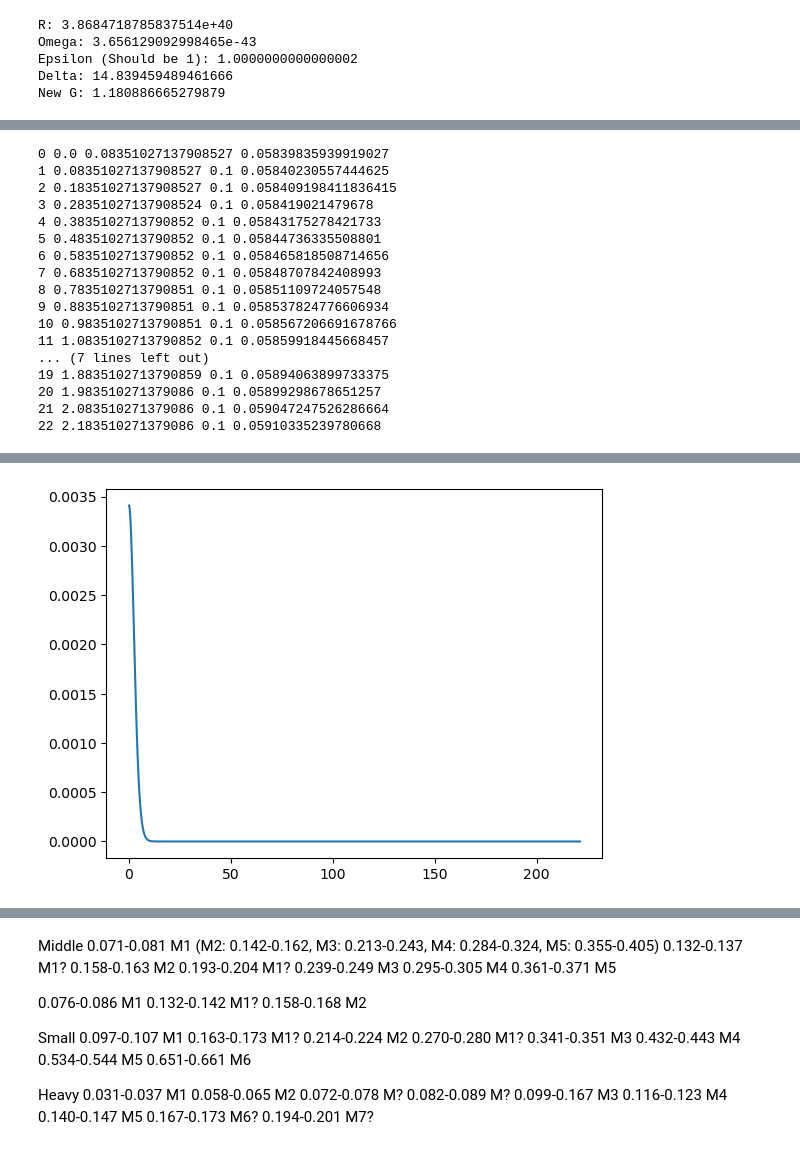
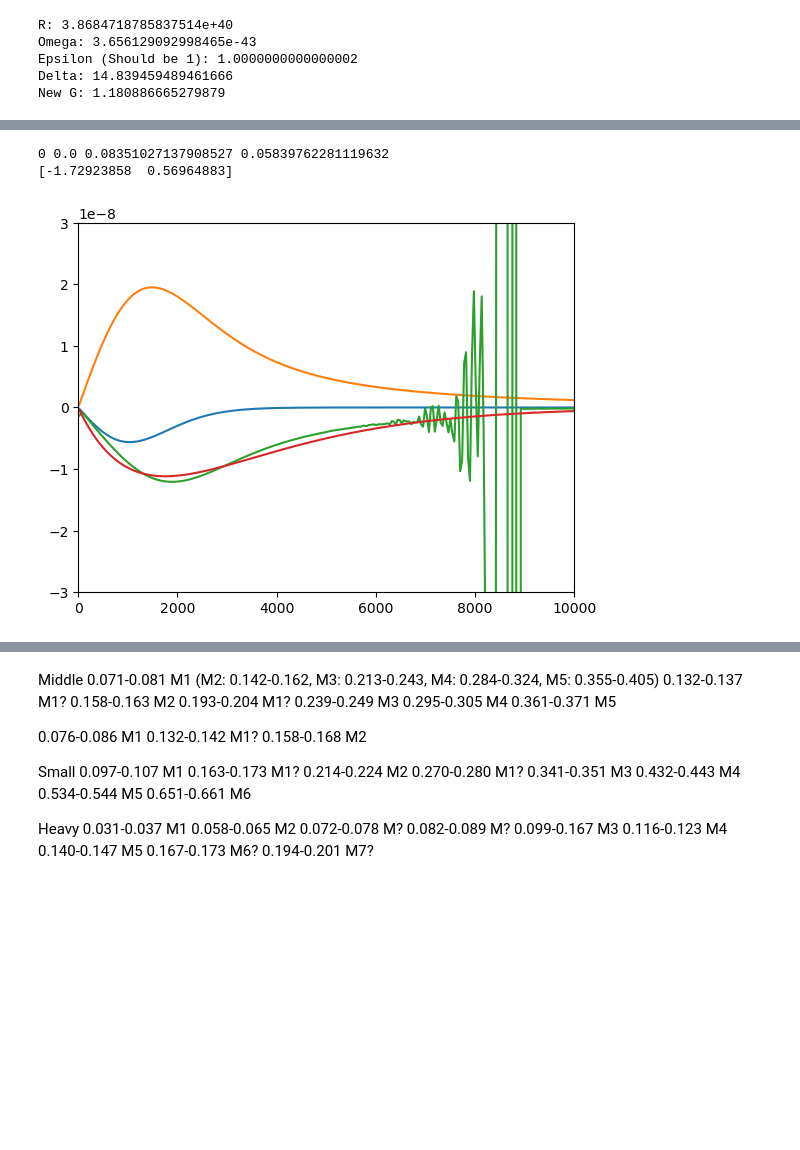
Before and after one commit to bkklee/BosonStar, a Jupyter notebook: Crank-Nicolson_v5.ipynb, the cells around one changed output, grey strips where cells are left out. Saved outputs shown, nothing was run; the diff lists cells and outputs as text; code cells hidden in the pictures; blank space fills up the shorter version.

Commit message:
Force analysis

```diff
--- a/Crank-Nicolson_v5.ipynb
+++ b/Crank-Nicolson_v5.ipynb
@@ -14,7 +14,7 @@ massInCU = 2e-77
 aInCU = 1e-73
 totalMassInCU = 0.1
 dtInCU = 2500.0
-bigT = 1000
+bigT = 3000
 # %%
 bosonStar = outputProfile(massInCU, aInCU, totalMassInCU, 500)
 x = bosonStar["x"]
@@ -208,58 +208,79 @@ newGM = GM*1.2
 for t in range(bigT):
     #Pertubation
     if(currentT<6.0):
         GM = newGM
     if(currentT>=6.0):
         GM = oldGM
 
     setupQ()
     setupV2Grav()
     setupU1U2()
     psi = np.linalg.solve(U2, np.dot(U1,psi))
 
     print(t, currentT, dt, np.absolute(psi[0])/x[0])
 
     currentT = currentT + dt
     dt = min(0.1, 0.1*dx/abs((np.angle(psi[1])-np.angle(psi[0]))/(dx*Ra)/m/Ra/omegaA))
 
     #Record
     if(GM == oldGM):
         #Record
-        rho0 = (np.absolute(psi[0])*np.absolute(psi[0])/x[0]/x[0])/Ra/Ra/Ra*totalMass
-        rho1 = (np.absolute(psi[1])*np.absolute(psi[1])/x[1]/x[1])/Ra/Ra/Ra*totalMass
-        rho2 = (np.absolute(psi[2])*np.absolute(psi[2])/x[2]/x[2])/Ra/Ra/Ra*totalMass
-        Q0 = -((-2.0*np.sqrt(rho0) + 2.0*np.sqrt(rho1))/(dx*Ra)/(dx*Ra) + 2.0/(x[0]*Ra)*(np.sqrt(rho1)-np.sqrt(rho0))/(dx*Ra))/np.sqrt(rho0)/2.0/m
-        Q1 = -((np.sqrt(rho0) -2*np.sqrt(rho1) + np.sqrt(rho2))/(dx*Ra)/(dx*Ra) + 2.0/(x[1]*Ra)*(np.sqrt(rho2)-np.sqrt(rho1))/(dx*Ra))/np.sqrt(rho1)/2.0/m
+        rho0 = (np.absolute(psi[14])*np.absolute(psi[14])/x[14]/x[14])/Ra/Ra/Ra*totalMass
+        rho1 = (np.absolute(psi[15])*np.absolute(psi[15])/x[15]/x[15])/Ra/Ra/Ra*totalMass
+        rho2 = (np.absolute(psi[16])*np.absolute(psi[16])/x[16]/x[16])/Ra/Ra/Ra*totalMass
+        rho3 = (np.absolute(psi[17])*np.absolute(psi[17])/x[17]/x[17])/Ra/Ra/Ra*totalMass
+        Q0 = -((np.sqrt(rho0) -2*np.sqrt(rho1) + np.sqrt(rho2))/(dx*Ra)/(dx*Ra) + 2.0/(x[15]*Ra)*(np.sqrt(rho1)-np.sqrt(rho0))/(dx*Ra))/np.sqrt(rho1)/2.0/m
+        Q1 = -((np.sqrt(rho1) -2*np.sqrt(rho2) + np.sqrt(rho3))/(dx*Ra)/(dx*Ra) + 2.0/(x[16]*Ra)*(np.sqrt(rho2)-np.sqrt(rho1))/(dx*Ra))/np.sqrt(rho2)/2.0/m
 
         cfls.append((np.angle(psi[1])-np.angle(psi[0]))/(dx*Ra)/m/Ra/omegaA*dt/dx)
         R99.append(findMass())
         centralDensity.append(np.absolute(psi[0])*np.absolute(psi[0])/x[0]/x[0])
         ts.append(currentT)
-        gravitationalForce.append((phi[1]-phi[0])/dx)
-        pressureGradient.append(4.0*np.pi*a/m/m/m*(rho1-rho0)/(dx*Ra)/Ra/omegaA/omegaA)
+        gravitationalForce.append((phi[16]-phi[15])/dx)
+        pressureGradient.append(4.0*np.pi*a/m/m/m*(rho2-rho1)/(dx*Ra)/Ra/omegaA/omegaA)
         quantumPressure.append((Q1-Q0)/m/(dx*Ra)/Ra/omegaA/omegaA)
 
     if t%100 == 0:
-        plt.plot(x, np.absolute(psi)*np.absolute(psi)/x/x)
+        #plt.plot(x, np.absolute(psi)*np.absolute(psi)/x/x)
+        #Temporary
+        #massInCU = 2e-77
+        #aInCU = 1e-73
+        #totalMassInCU = 0.1
+        from scipy.optimize import curve_fit
+        def func(x, a, b):
+            return a * x * np.exp(-b * x)
 
-plt.xlabel(r"$r$ (dimensionless)")
-plt.ylabel(r"$\left | \psi^2 \right |$ (dimensionless)")
-plt.show()
+        hBarInCU = 1.1977151493389159e-76
+        setupV2Grav()
+        np.set_printoptions(threshold=np.inf)
+
+        rhoTemp = (np.absolute(psi)/x)*(np.absolute(psi)/x)/Ra/Ra/Ra*totalMass*5.1550e96*0.001*1.619e-18
+        pressure = 2.0*np.pi*aInCU*hBarInCU*hBarInCU/massInCU/massInCU/massInCU*rhoTemp*rhoTemp
+        pressureGradients = np.gradient(pressure, x*Ra*1.616e-35*100*6.77193e-6, edge_order=2)
+        gravitationalPotential = phi*Ra*Ra*omegaA*omegaA*1.616e-35*100*6.77193e-6*1.616e-35*100*6.77193e-6/5.391e-44/5.391e-44/2.03017e5/2.03017e5
+
+        dRhodx = np.gradient(np.sqrt(rhoTemp), x*Ra*1.616e-35*100*6.77193e-6, edge_order=2)
+        d2Rhodx = np.gradient(dRhodx, x*Ra*1.616e-35*100*6.77193e-6, edge_order=2)
+        quantumPotential = -hBarCU*hBarCU/2.0/massInCU*(d2Rhodx + 2.0/(x*Ra*1.616e-35*100*6.77193e-6)*dRhodx)/np.sqrt(rhoTemp)
+
+        plt.plot(x*Ra*1.616e-35*100*6.77193e-6, pressureGradients/rhoTemp)
+        plt.plot(x*Ra*1.616e-35*100*6.77193e-6, np.gradient(gravitationalPotential, x*Ra*1.616e-35*100*6.77193e-6, edge_order=2))
+
+        plt.plot(x*Ra*1.616e-35*100*6.77193e-6, np.gradient(quantumPotential, x*Ra*1.616e-35*100*6.77193e-6)/massInCU)
+        popt, pcov = curve_fit(func, x[15:100]*Ra*1.616e-35*100*6.77193e-6/1000, np.gradient(quantumPotential[15:100], x[15:100]*Ra*1.616e-35*100*6.77193e-6)/massInCU*1e8)
+        print(popt)
+        plt.plot(x*Ra*1.616e-35*100*6.77193e-6, func(x*Ra*1.616e-35*100*6.77193e-6/1000, *popt)/1e8)
+
+        plt.xlim(0.0,10000.0)
+        plt.ylim(-3e-8,3e-8)
+        #print(np.gradient(quantumPotential[100:1500], x[100:1500]*Ra*1.616e-35*100*6.77193e-6)/massInCU)
+        #print(x[100]*Ra*1.616e-35*100*6.77193e-6)
+        plt.show()
+
+#plt.xlabel(r"$r$ (dimensionless)")
+#plt.ylabel(r"$\left | \psi^2 \right |$ (dimensionless)")
+#plt.show()
 # %% [output]
-0 0.0 0.08351027137908527 0.05839835939919027
-1 0.08351027137908527 0.1 0.05840230557444625
-2 0.18351027137908527 0.1 0.058409198411836415
-3 0.28351027137908524 0.1 0.058419021479678
-4 0.3835102713790852 0.1 0.05843175278421733
-5 0.4835102713790852 0.1 0.05844736335508801
-6 0.5835102713790852 0.1 0.058465818508714656
-7 0.6835102713790852 0.1 0.05848707842408993
-8 0.7835102713790851 0.1 0.05851109724057548
-9 0.8835102713790851 0.1 0.058537824776606934
-10 0.9835102713790851 0.1 0.058567206691678766
-11 1.0835102713790852 0.1 0.05859918445668457
-... (7 lines left out)
-19 1.8835102713790859 0.1 0.05894063899733375
-20 1.983510271379086 0.1 0.05899298678651257
-21 2.083510271379086 0.1 0.059047247526286664
-22 2.183510271379086 0.1 0.05910335239780668
+0 0.0 0.08351027137908527 0.05839762281119632
+[-1.72923858  0.56964883]
+[figure, new version]
@@ -267 +303,0 @@ KeyboardInterrupt:
-[figure, old version]
```
Also changed, not shown: parts of 5 cells of this notebook.
